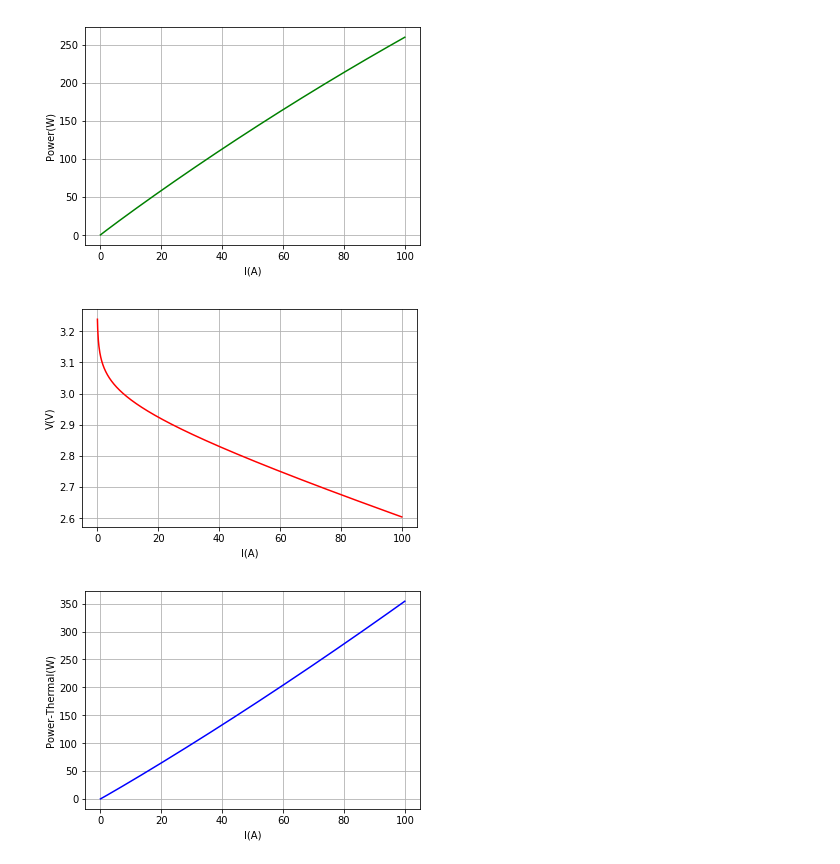
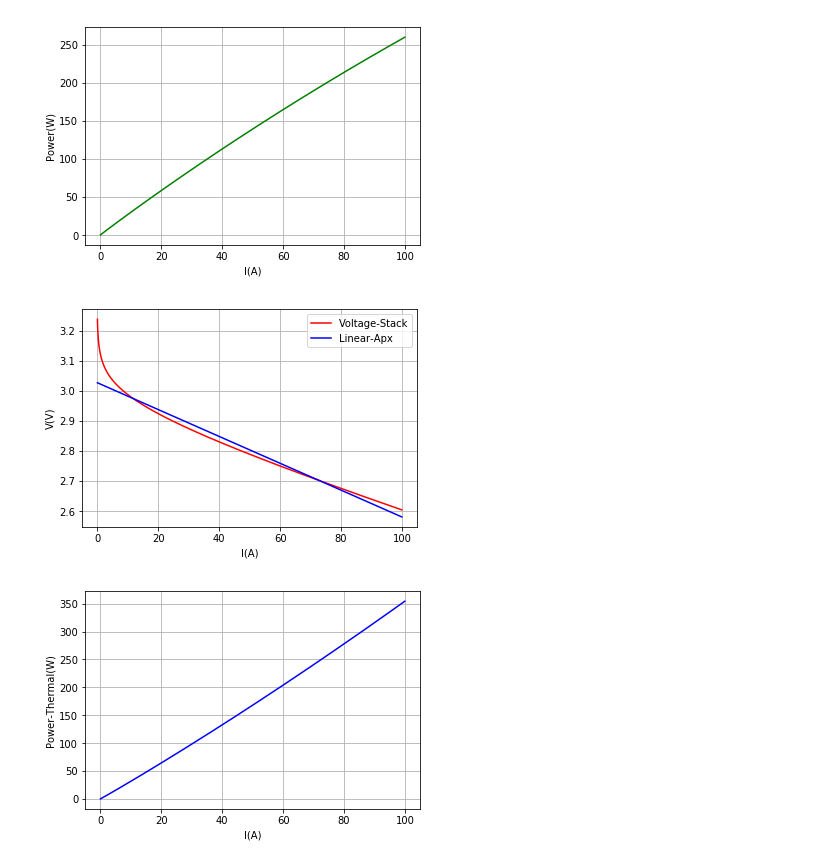
Before and after one commit to ECSIM/opem, a Jupyter notebook: Documents/Padulles_Hauer.ipynb, the cells around one changed output. Saved outputs shown, nothing was run; the diff lists cells and outputs as text; code cells hidden in the pictures.

Commit message:
doc : linear-apx added to notebooks

```diff
--- a/Documents/Padulles_Hauer.ipynb
+++ b/Documents/Padulles_Hauer.ipynb
@@ -290,20 +290,26 @@ Requirement already satisfied: cycler>=0.10 in c:\users\sepkjaer\appdata\local\p
 Requirement already satisfied: setuptools in c:\users\sepkjaer\appdata\local\programs\python\python35-32\lib\site-packages (from kiwisolver>=1.0.1->matplotlib) (39.2.0)
 # %%
-def plot_func(x,y,x_label,y_label,color='green'):
+def plot_func(x,y,x_label,y_label,color='green',legend=[],multi=False):
     plt.figure()
     plt.grid()
-    plt.plot(x,y,color=color)
+    if multi==True:
+        for index,y_item in enumerate(y):
+            plt.plot(x,y_item,color=color[index])
+    else:
+        plt.plot(x,y,color=color)
     plt.xlabel(x_label)
     plt.ylabel(y_label)
+    if len(legend)!=0:
+        plt.legend(legend)
     plt.show()
 # %%
 plot_func(data["I"],data["P"],"I(A)","Power(W)")
 # %% [output]
 [figure]
 # %%
-plot_func(data["I"],data["V"],"I(A)","V(V)","red")
+plot_func(data["I"],[data["V"],data["VE"]],"I(A)","V(V)",["red","blue"],legend=["Voltage-Stack","Linear-Apx"],multi=True)
 # %% [output]
-[figure, old version]
+[figure, new version]
 # %%
 plot_func(data["I"],data["Ph"],"I(A)","Power-Thermal(W)","blue")
 # %% [output]
```
Also changed, not shown: parts of 1 cell of this notebook, 13 other files.
